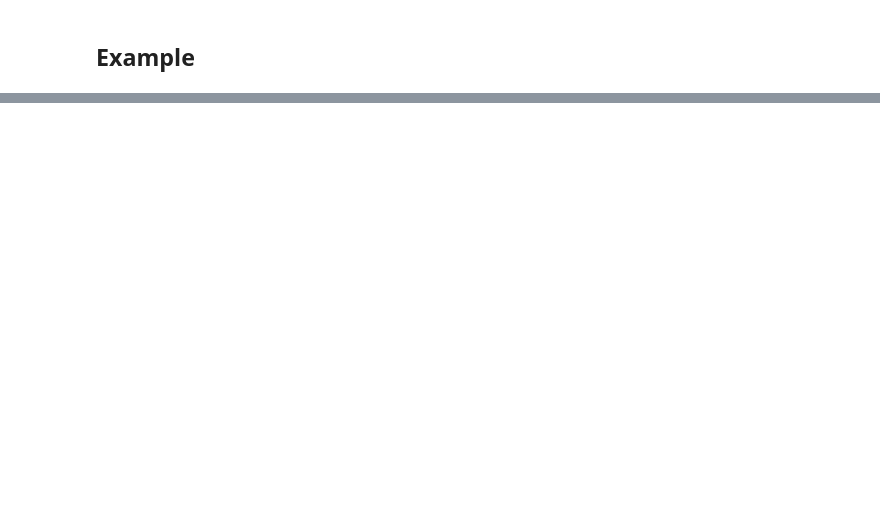
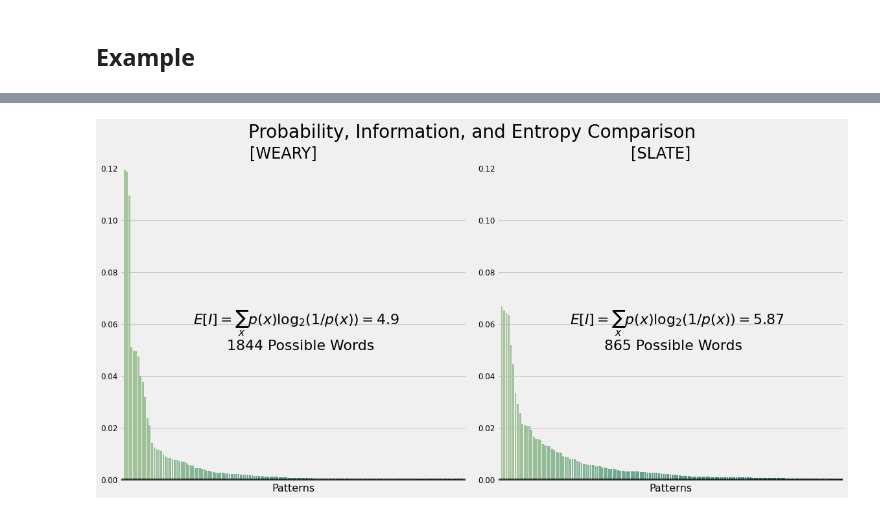
Before and after one commit to noah-kg/wordle-data-analysis, a Jupyter notebook: Wordle Analysis.ipynb, the cells around one changed output, grey strips where cells are left out. Drawn from its saved outputs; the diff is of its cells as text; code cells hidden in the pictures; blank space fills up the shorter version.

```diff
--- a/Wordle Analysis.ipynb
+++ b/Wordle Analysis.ipynb
@@ -755,0 +815,6 @@ From the plot above, we can see that the pattern with the highest probability (i
+# %%
+w1, w2 = 'WEARY', 'SLATE'
+p1, p2 = 'rrrrr', 'rrrrr'
+compare_words(w1, p1, w2, p2, patterns)
+# %% [output]
+[figure, added]
```
Also changed, not shown: parts of 32 cells of this notebook.
